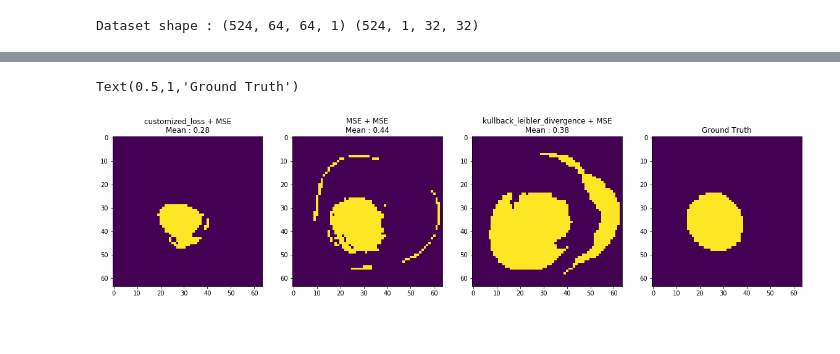
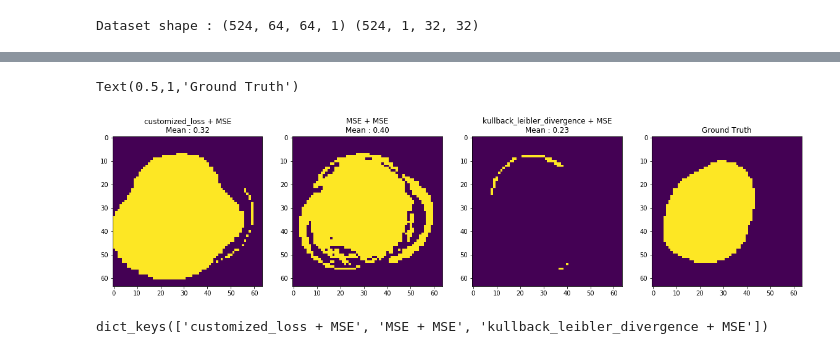
Before and after one commit to alexattia/Medical-Image-Analysis, a Jupyter notebook: Test and Metrics.ipynb, the cells around one changed output, grey strips where cells are left out. Cells and saved outputs as stored; diff of their text form; code cells hidden in the pictures.

```diff
--- a/Test and Metrics.ipynb
+++ b/Test and Metrics.ipynb
@@ -159,0 +154,3 @@ Text(0.5,1,'Ground Truth')
+# %%
+i = v[1][idx].reshape((64,64))*v[0][idx].reshape((64,64))
+plt.imshow(v[0][idx].reshape((64,64)), cmap='gray')
@@ -192,11 +217,12 @@ models_sae_loss = {'%s + MSE' % l :stacked_ae.run(X_fullsize, y_pred, contour_ma
 # %%
 for k, v in models_sae_loss.items():
     it = range(len(v[4]))
-    plt.plot(it, v[4], label=k)
+    plt.plot(it, v[4], label=k.replace('_', ' ').title())
 plt.ylabel('loss')
 plt.xlabel('epochs')
 plt.title("Learning curve")
 plt.legend()
 plt.xlim([0,8])
 plt.yscale("log", nonposy='clip')
+plt.savefig('./Rapport/images/learning_curve_loss_sae.png')
 # %% [output]
@@ -204,7 +230,7 @@ plt.yscale("log", nonposy='clip')
 # %% [markdown]
 `metrics = {loss type : [dice metric, conformity coefficient]}`
 # %%
-metrics_sae_loss = {k:stats_results(v[1], v[2]) for k, v in models_sae_loss.items()}
+metrics_sae_loss = {k:utils.stats_results(v[1], v[2]) for k, v in models_sae_loss.items()}
 # %%
 for k, v in metrics_sae_loss.items():
     print('%s - DM :%.1f%%, CC :%.1f' % (k, 100*v[0].mean(), v[1].mean()))
@@ -233,7 +259,7 @@ Dataset shape : (524, 64, 64, 1) (524, 1, 32, 32)
 inference_sae_loss = {k:stacked_ae.inference(X_fullsize_test, y_pred, contour_mask_test, v[3])
                           for k,v in models_sae_loss.items()}
 # %%
-metrics_sae_loss_inf = {k:stats_results(v[1], v[2]) for k, v in inference_sae_loss.items()}
+metrics_sae_loss_inf = {k:utils.stats_results(v[1], v[2]) for k, v in inference_sae_loss.items()}
 # %%
 print('model - DM: Test (Train), CC: Test (Train)')
 for (k, v), (k1,v1) in zip(metrics_sae_loss_inf.items(),metrics_sae_loss.items()):
@@ -247,11 +297,15 @@ kullback_leibler_divergence + MSE - DM: 38.2% (37.9%), CC: -19.5 (-19.6)
 # %%
-idx = 47
+idx = 474
 f, ax = plt.subplots(ncols=len(metrics_sae_loss_inf)+1, figsize=(20,5))
 for i, (model, v) in enumerate(inference_sae_loss.items()):
     ax[i].imshow(v[2][idx])
     ax[i].set_title('%s\nMean : %.2f' % (model, metrics_sae_loss_inf[model][0].mean()))
 ax[3].imshow(v[1][idx].reshape((64,64)))
 ax[3].set_title('Ground Truth')
 # %% [output]
 Text(0.5,1,'Ground Truth')
-[figure, old version]
+[figure, new version]
+# %%
+inference_sae_loss.keys()
+# %% [output]
+dict_keys(['customized_loss + MSE', 'MSE + MSE', 'kullback_leibler_divergence + MSE'])
```
Also changed, not shown: parts of 19 cells of this notebook.
